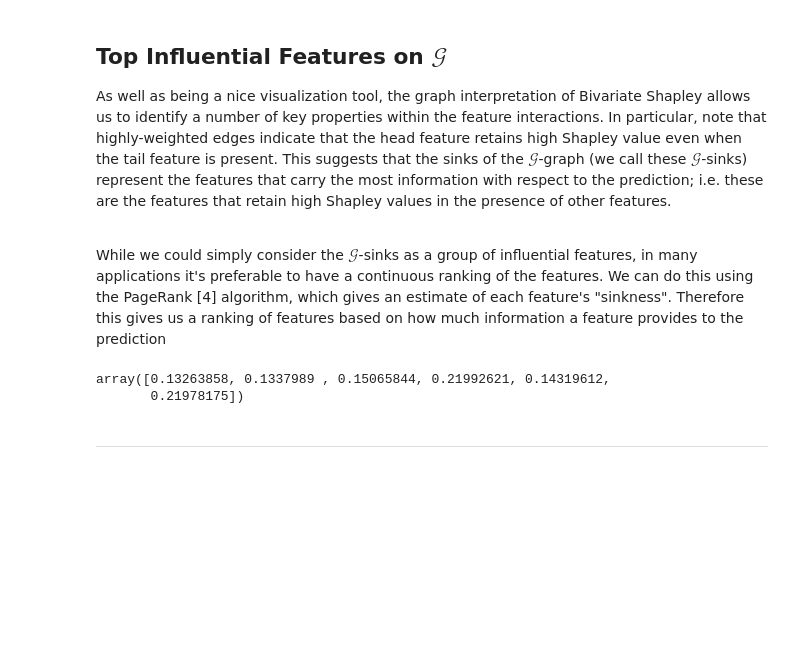
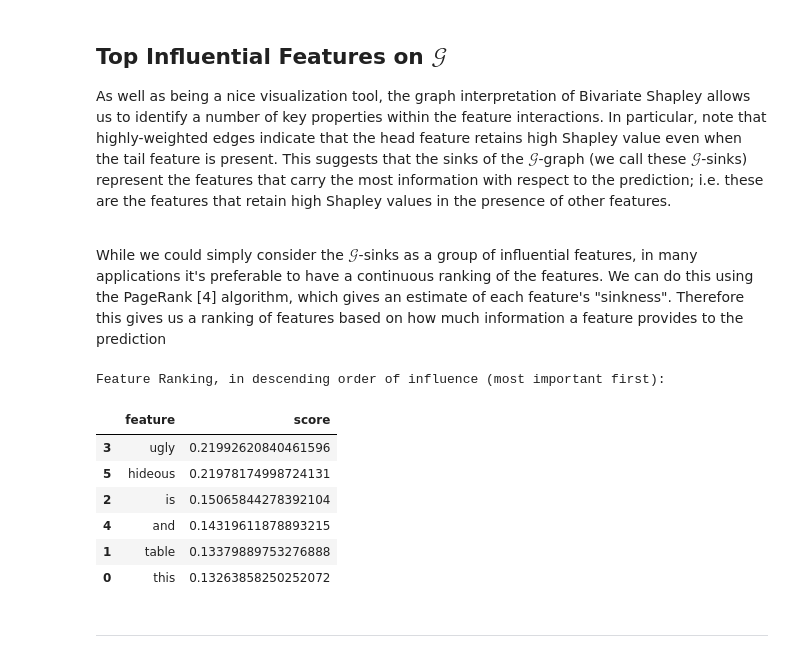
Before and after one commit to davinhill/BivariateShapley, a Jupyter notebook: Examples/example_sentimentanalysis.ipynb, the cells around one changed output. Drawn from its saved outputs; the diff is of its cells as text; code cells hidden in the pictures; blank space fills up the shorter version.

```diff
--- a/Examples/example_sentimentanalysis.ipynb
+++ b/Examples/example_sentimentanalysis.ipynb
@@ -109,4 +109,4 @@ explainer = Bivariate_KernelExplainer(value_function, x_train) # initialize BivS
 
 # Explain Sample
 uni_shapley = explainer.shap_values(x_tkn, l1_reg = False) # univariate shapley values
-biv_shapley = explainer.phi_b # bivariate shapley values
+biv_shapley_G = explainer.phi_b # bivariate shapley values
@@ -197,14 +193,21 @@ As well as being a nice visualization tool, the graph interpretation of Bivariat
 
 While we could simply consider the $\mathcal{G}$-sinks as a group of influential features, in many applications it's preferable to have a continuous ranking of the features. We can do this using the PageRank [4] algorithm, which gives an estimate of each feature's "sinkness". Therefore this gives us a ranking of features based on how much information a feature provides to the prediction
 # %%
-scores = calc_PR_scores(biv_shapley, personalize = True, shapley_values = uni_shapley.reshape(-1))
-ranking = np.argsort(scores)[0]
+scores = calc_PR_scores(biv_shapley_G, personalize = True, shapley_values = uni_shapley.reshape(-1))
 
-print("Feature Ranking, in descending order of influence")
-print(np.array(node_labels)[ranking].tolist())
+
+print("Feature Ranking, in descending order of influence (most important first):")
+score_tbl = pd.DataFrame(np.concatenate((np.array(node_labels).reshape(-1,1), scores.reshape(-1,1)), axis = 1), columns = ['feature', 'score'])
+score_tbl.sort_values(by='score', ascending = False)
 # %% [output]
-array([0.13263858, 0.1337989 , 0.15065844, 0.21992621, 0.14319612,
-       0.21978175])
+Feature Ranking, in descending order of influence (most important first):
+|  | feature | score |
+| 3 | ugly | 0.21992620840461596 |
+| 5 | hideous | 0.21978174998724131 |
+| 2 | is | 0.15065844278392104 |
+| 4 | and | 0.14319611878893215 |
+| 1 | table | 0.13379889753276888 |
+| 0 | this | 0.13263858250252072 |
 # %% [markdown]
 
 
```
Also changed, not shown: parts of 11 cells of this notebook.
